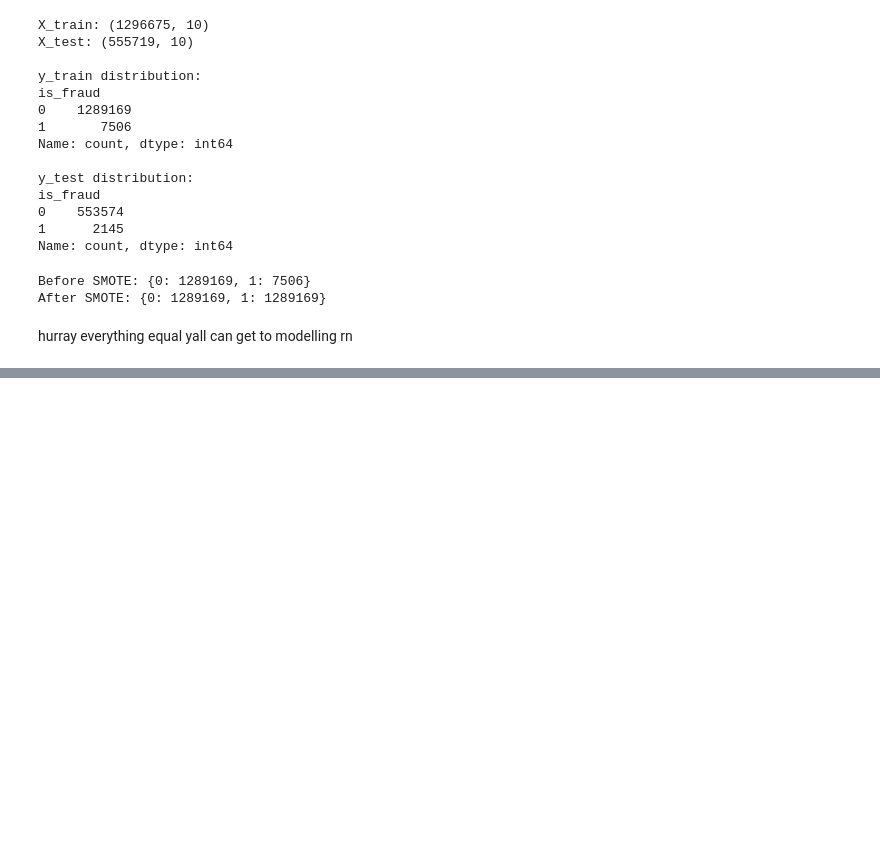
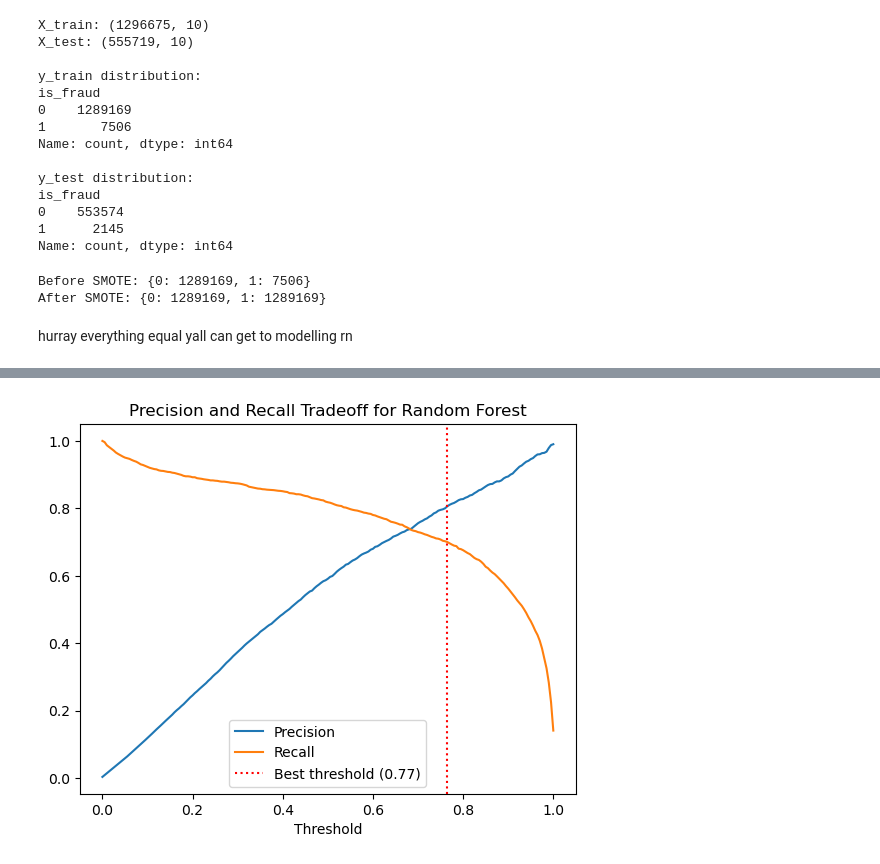
Before and after one commit to Tanjinul/INF2179-ML-Final-Project, a Jupyter notebook: Data_Cleaning_Exploratory.ipynb, the cells around one changed output, grey strips where cells are left out. Cells and saved outputs as stored; diff of their text form; code cells hidden in the pictures; blank space fills up the shorter version.

```diff
--- a/Data_Cleaning_Exploratory.ipynb
+++ b/Data_Cleaning_Exploratory.ipynb
@@ -319,0 +382,23 @@ hurray everything equal yall can get to modelling rn
+# %%
+y_proba = clf_forr.predict_proba(X_test)[:, 1]
+
+precisions, recalls, thresholds = precision_recall_curve(y_test, y_proba)
+
+
+best_f1 = 0
+best_threshold = 0
+
+for threshold in thresholds:
+    y_pred_temp = (y_proba >= threshold).astype(int)
+    f1 = f1_score(y_test, y_pred_temp)
+    if f1 > best_f1:
+        best_f1 = f1
+        best_threshold = threshold
+
+print(f"Optimal threshold: {best_threshold:.3f}")
+print(f"Optimal F1-score: {best_f1:.3f}")
+
+y_pred_tuned = (y_proba >= best_threshold).astype(int)
+
+print("\nRandom Forest (tuned):")
+print(classification_report(y_test, y_pred_tuned))
@@ -319,0 +418,11 @@ hurray everything equal yall can get to modelling rn
+# %%
+plt.plot(thresholds, precisions[:-1], label='Precision')
+plt.plot(thresholds, recalls[:-1], label='Recall')
+plt.axvline(best_threshold, color='red', linestyle=':', label=f'Best threshold ({best_threshold:.2f})')
+
+plt.xlabel('Threshold')
+plt.legend()
+plt.title('Precision and Recall Tradeoff for Random Forest')
+plt.show()
+# %% [output]
+[figure, added]
```
Also changed, not shown: parts of 10 cells of this notebook.
